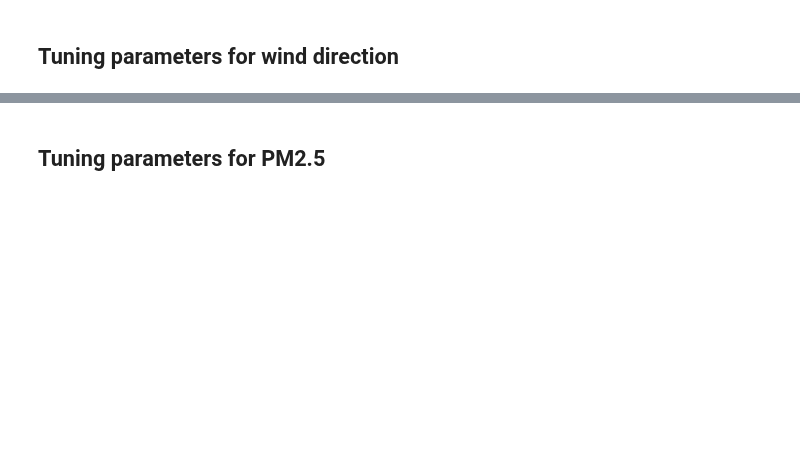
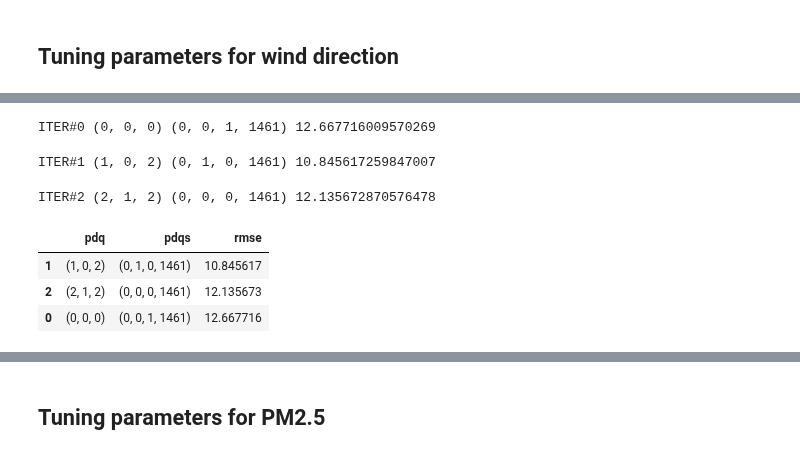
Before and after one commit to One-Night-Miracle/Data-Science-Project1-2021-2-PM2.5-Kaggle, a Jupyter notebook: random_search.ipynb, the cells around one changed output, grey strips where cells are left out. Saved outputs shown, nothing was run; the diff lists cells and outputs as text; code cells hidden in the pictures; blank space fills up the shorter version.

```diff
--- a/random_search.ipynb
+++ b/random_search.ipynb
@@ -319,0 +445,11 @@ gSearch_windDirCos_bkk = sarimax_randomsearch(windDirCos_train_bkk, windDirCos_t
+# %%
+gSearch_windDirSin_surat = sarimax_randomsearch(windDirSin_train_surat, windDirSin_test_surat, pdq, pdqs, y_val=windDirSin_valid_surat, n_rand=3, verbose=1)
+display(gSearch_windDirSin_surat)
+# %% [output]
+ITER#0 (0, 0, 0) (0, 0, 1, 1461) 12.667716009570269
+ITER#1 (1, 0, 2) (0, 1, 0, 1461) 10.845617259847007
+ITER#2 (2, 1, 2) (0, 0, 0, 1461) 12.135672870576478
+|  | pdq | pdqs | rmse |
+| 1 | (1, 0, 2) | (0, 1, 0, 1461) | 10.845617 |
+| 2 | (2, 1, 2) | (0, 0, 0, 1461) | 12.135673 |
+| 0 | (0, 0, 0) | (0, 0, 1, 1461) | 12.667716 |
```
Also changed, not shown: parts of 25 cells of this notebook, 5 other files.
